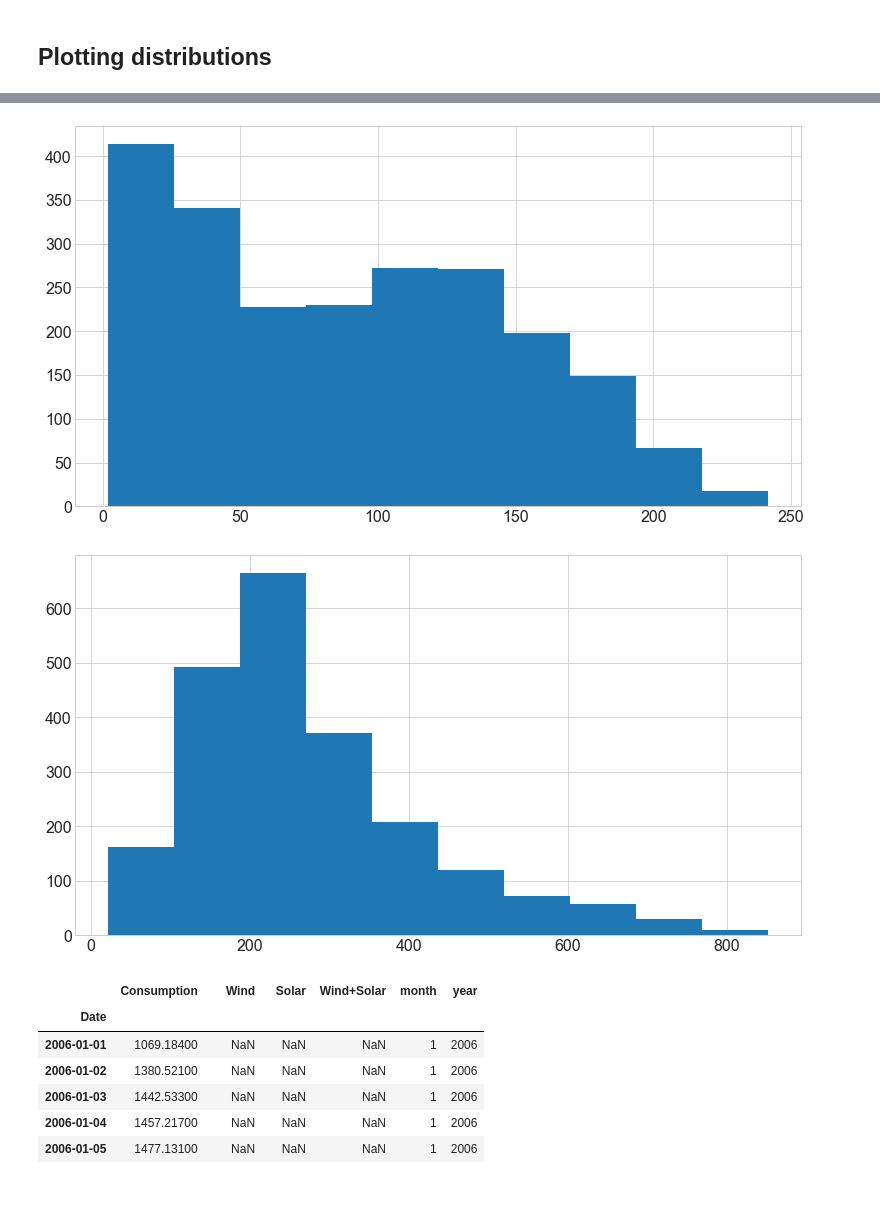
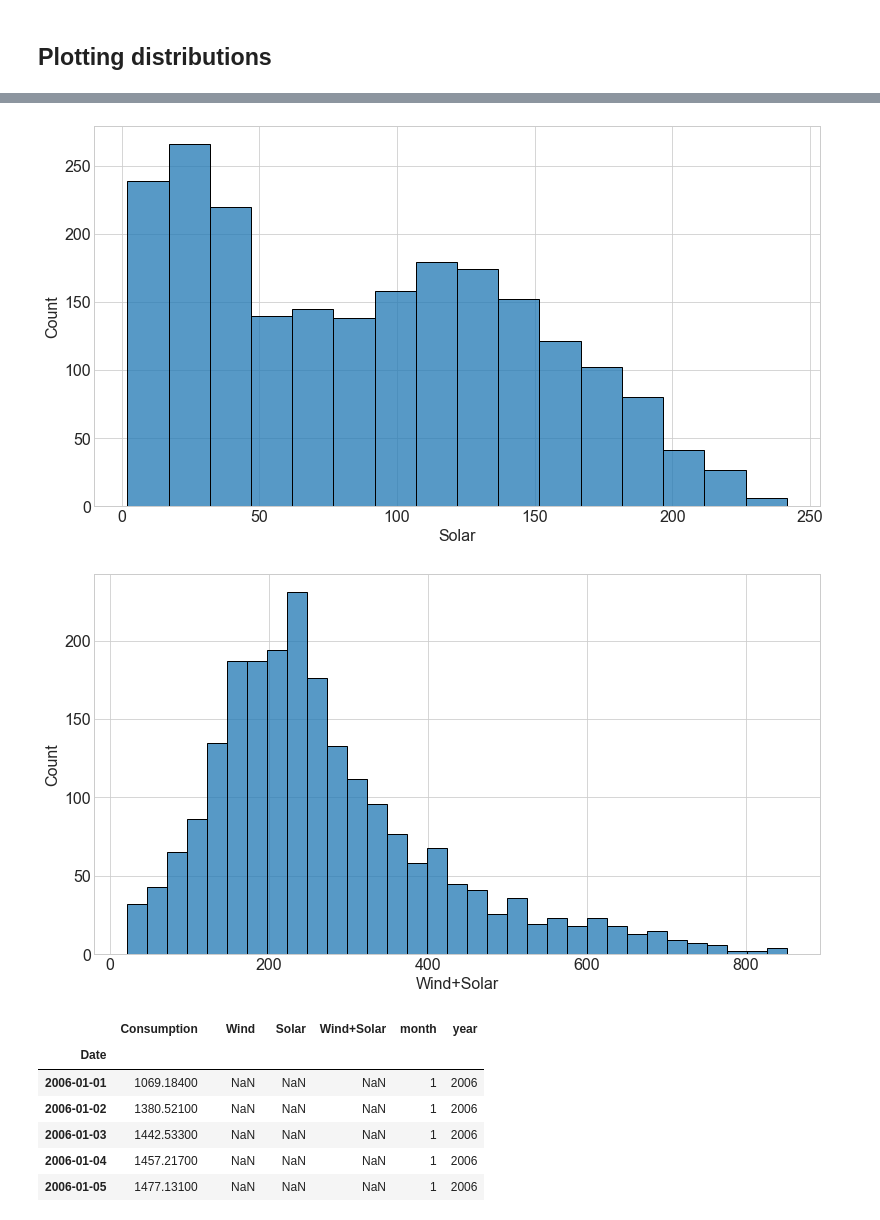
Before and after one commit to Michael-Austin-Mesa/time-series-exercises, a Jupyter notebook: prepare-exercises.ipynb, the cells around one changed output, grey strips where cells are left out. Cells and saved outputs as stored; diff of their text form; code cells hidden in the pictures; blank space fills up the shorter version.

```diff
--- a/prepare-exercises.ipynb
+++ b/prepare-exercises.ipynb
@@ -126,13 +126,13 @@ plt.show()
 # %%
-plt.hist(ops.Solar)
+sns.histplot(ops.Solar)
 plt.show()
 # %% [output]
-[figure, old version]
+[figure, new version]
 # %%
-plt.hist(ops['Wind+Solar'])
+sns.histplot(ops['Wind+Solar'])
 plt.show()
 # %% [output]
-[figure, old version]
+[figure, new version]
 # %%
 ops['month'] = ops.index.month
 # %%
```
Also changed, not shown: parts of 4 cells of this notebook.
